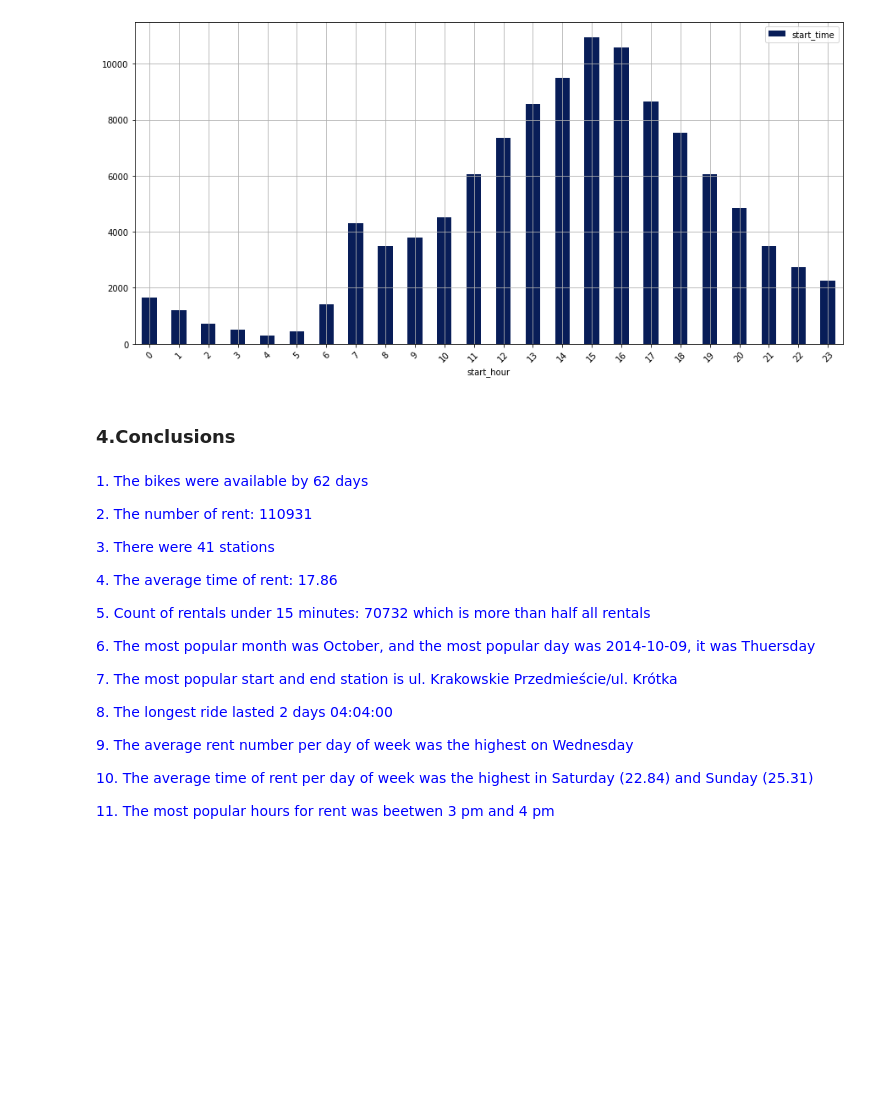
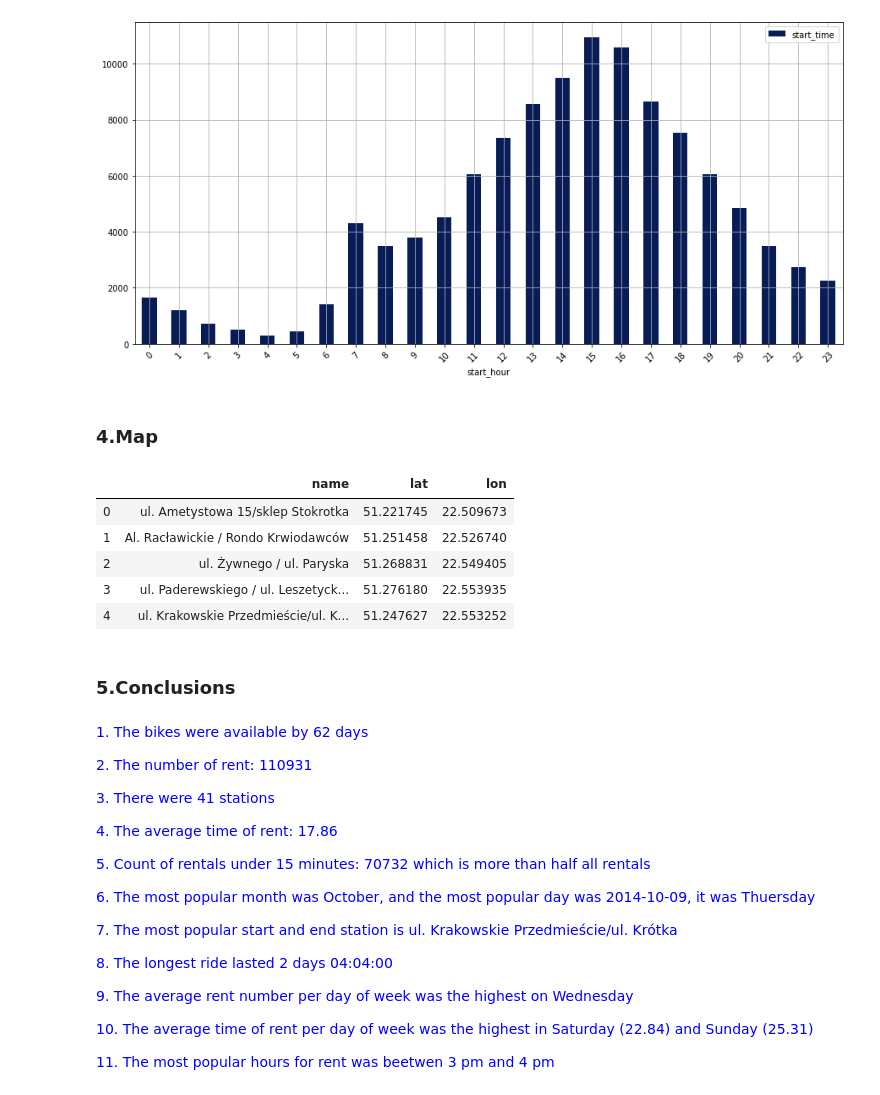
Before and after one commit to KGorczyca/City_bike_Lublin, a Jupyter notebook: PROJECT PART 3 (2014).ipynb, the cells around one changed output. Saved outputs shown, nothing was run; the diff lists cells and outputs as text; code cells hidden in the pictures; blank space fills up the shorter version.

```diff
--- a/PROJECT PART 3 (2014).ipynb
+++ b/PROJECT PART 3 (2014).ipynb
@@ -427,4 +430,17 @@ ave_rent_per_h.plot(kind ='bar', figsize = (15,7), use_index=True, xticks = (ran
 # %% [output]
 [figure]
 # %% [markdown]
-<h3>4.Conclusions
+<h3>4.Map
+# %%
+#import data
+
+stations = pd.read_excel('stations14.xlsx')
+
+stations.head()
+# %% [output]
+|  | name | lat | lon |
+| 0 | ul. Ametystowa 15/sklep Stokrotka | 51.221745 | 22.509673 |
+| 1 | Al. Racławickie / Rondo Krwiodawców | 51.251458 | 22.526740 |
+| 2 | ul. Żywnego / ul. Paryska | 51.268831 | 22.549405 |
+| 3 | ul. Paderewskiego / ul. Leszetyck... | 51.276180 | 22.553935 |
+| 4 | ul. Krakowskie Przedmieście/ul. K... | 51.247627 | 22.553252 |
@@ -431,3 +457,5 @@ ave_rent_per_h.plot(kind ='bar', figsize = (15,7), use_index=True, xticks = (ran
+# %% [markdown]
+<h3>5.Conclusions
 # %% [markdown]
 <span style="color:blue">1. The bikes were available by 62 days
 
```
Also changed, not shown: parts of 6 cells of this notebook, 2 other files.
